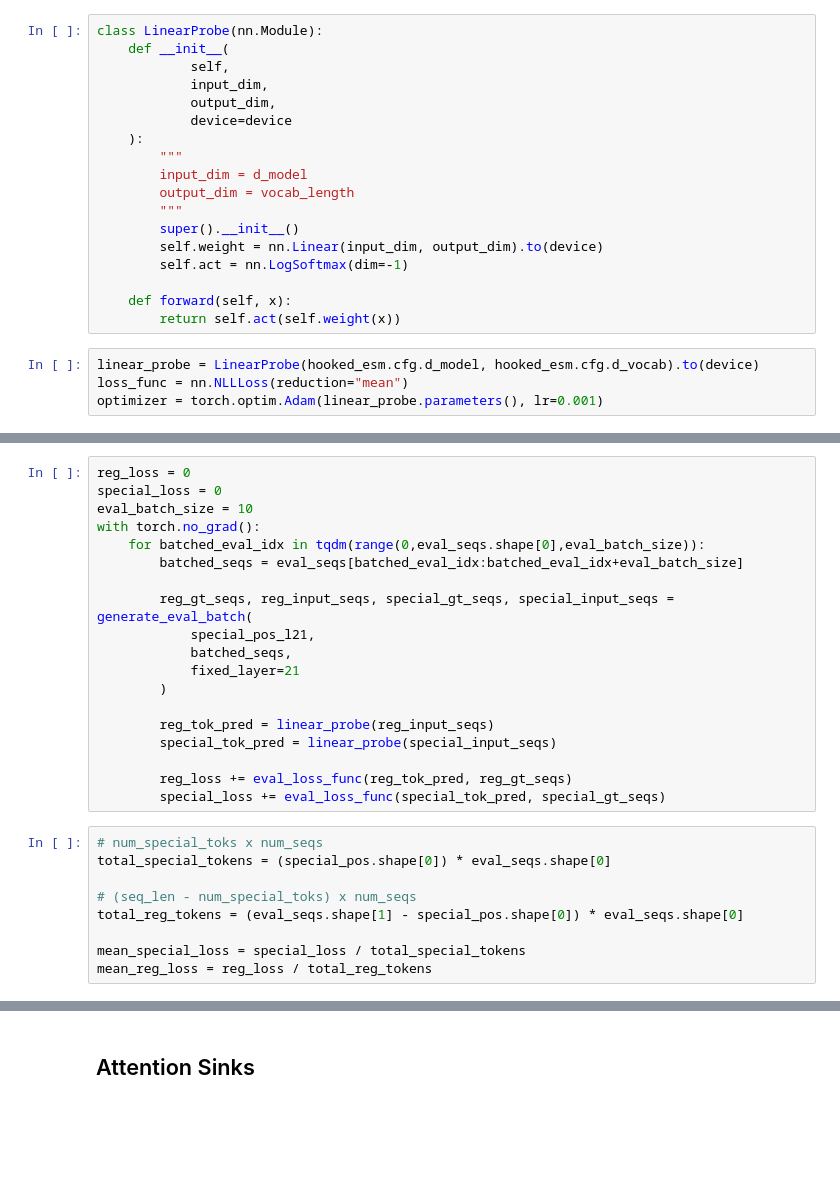
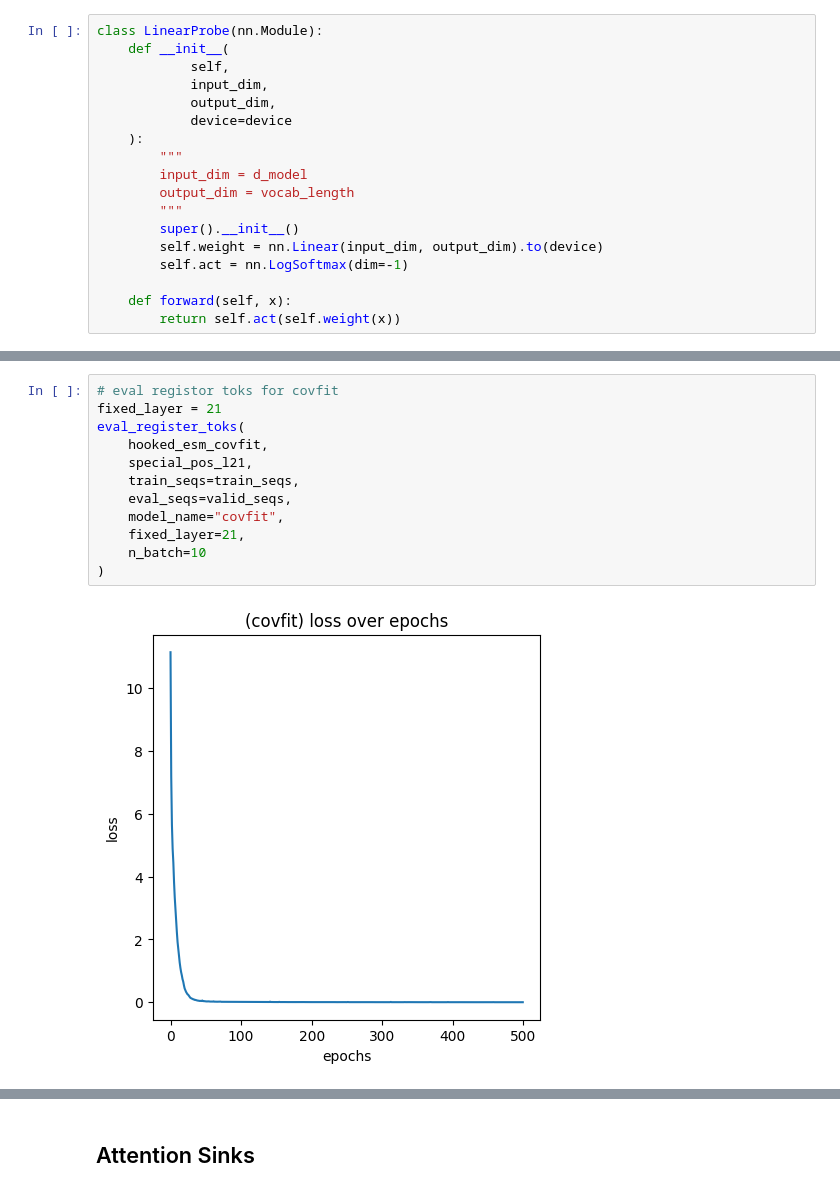
Before and after one commit to blab/mutational-embedding-vectors, a Jupyter notebook: notebooks/ex32_covarying_sites.ipynb, the cells around one changed output, grey strips where cells are left out. Drawn from its saved outputs; the diff is of its cells as text; blank space fills up the shorter version.

```diff
--- a/notebooks/ex32_covarying_sites.ipynb
+++ b/notebooks/ex32_covarying_sites.ipynb
@@ -707,7 +627,3 @@ class LinearProbe(nn.Module):
 
     def forward(self, x):
         return self.act(self.weight(x))
-# %%
-linear_probe = LinearProbe(hooked_esm.cfg.d_model, hooked_esm.cfg.d_vocab).to(device)
-loss_func = nn.NLLLoss(reduction="mean")
-optimizer = torch.optim.Adam(linear_probe.parameters(), lr=0.001)
@@ -791,28 +629,0 @@ eval_seqs = valid_seqs
-# %%
-reg_loss = 0
-special_loss = 0
-eval_batch_size = 10
-with torch.no_grad():
-    for batched_eval_idx in tqdm(range(0,eval_seqs.shape[0],eval_batch_size)):
-        batched_seqs = eval_seqs[batched_eval_idx:batched_eval_idx+eval_batch_size]
-
-        reg_gt_seqs, reg_input_seqs, special_gt_seqs, special_input_seqs = generate_eval_batch(
-            special_pos_l21,
-            batched_seqs,
-            fixed_layer=21
-        )
-
-        reg_tok_pred = linear_probe(reg_input_seqs)
-        special_tok_pred = linear_probe(special_input_seqs)
-
-        reg_loss += eval_loss_func(reg_tok_pred, reg_gt_seqs)
-        special_loss += eval_loss_func(special_tok_pred, special_gt_seqs)
-# %%
-# num_special_toks x num_seqs
-total_special_tokens = (special_pos.shape[0]) * eval_seqs.shape[0]
-
-# (seq_len - num_special_toks) x num_seqs
-total_reg_tokens = (eval_seqs.shape[1] - special_pos.shape[0]) * eval_seqs.shape[0]
-
-mean_special_loss = special_loss / total_special_tokens
-mean_reg_loss = reg_loss / total_reg_tokens
@@ -829,0 +767,14 @@ tensor(1., device='cuda:0', dtype=torch.float64)
+# %%
+# eval registor toks for covfit
+fixed_layer = 21
+eval_register_toks(
+    hooked_esm_covfit,
+    special_pos_l21,
+    train_seqs=train_seqs,
+    eval_seqs=valid_seqs,
+    model_name="covfit",
+    fixed_layer=21,
+    n_batch=10
+)
+# %% [output]
+[figure, added]
```
Also changed, not shown: parts of 23 cells of this notebook, 4 other files.
